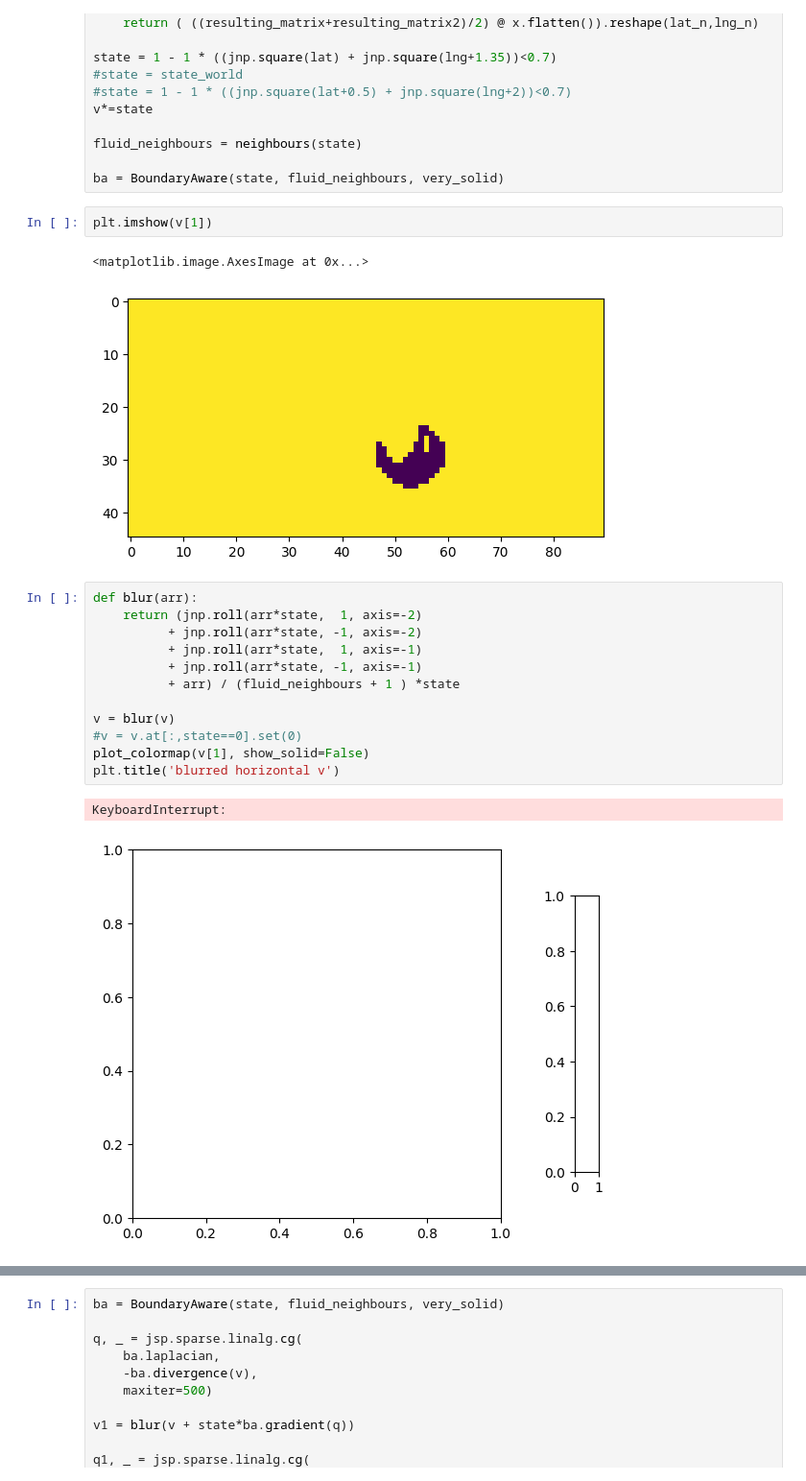
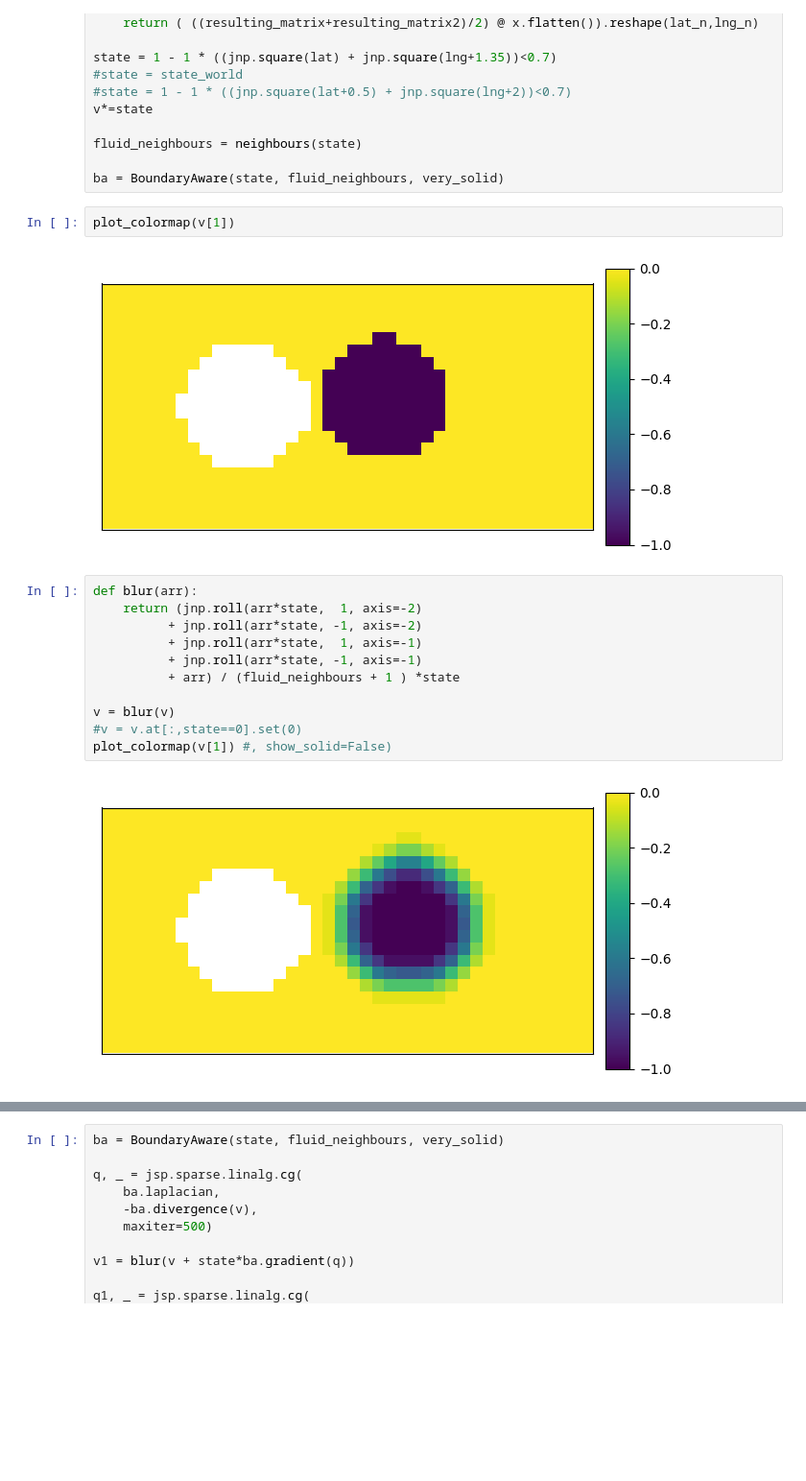
Before and after one commit to Stazi-101/THCsim, a Jupyter notebook: test_nb.ipynb, the cells around one changed output, grey strips where cells are left out. Shown at 96% size. Drawn from its saved outputs; the diff is of its cells as text; blank space fills up the shorter version.

```diff
--- a/test_nb.ipynb
+++ b/test_nb.ipynb
@@ -418,22 +363,19 @@ fluid_neighbours = neighbours(state)
 
 ba = BoundaryAware(state, fluid_neighbours, very_solid)
 # %%
-plt.imshow(v[1])
+plot_colormap(v[1])
 # %% [output]
-<matplotlib.image.AxesImage at 0x...>
-[figure, old version]
+[figure, new version]
 # %%
 def blur(arr):
     return (jnp.roll(arr*state,  1, axis=-2)
           + jnp.roll(arr*state, -1, axis=-2)
           + jnp.roll(arr*state,  1, axis=-1)
           + jnp.roll(arr*state, -1, axis=-1)
           + arr) / (fluid_neighbours + 1 ) *state
 
 v = blur(v)
 #v = v.at[:,state==0].set(0)
-plot_colormap(v[1], show_solid=False)
-plt.title('blurred horizontal v')
+plot_colormap(v[1]) #, show_solid=False)
 # %% [output]
-KeyboardInterrupt:
-[figure, old version]
+[figure, new version]
```
Also changed, not shown: parts of 66 cells of this notebook, 3 other files.
